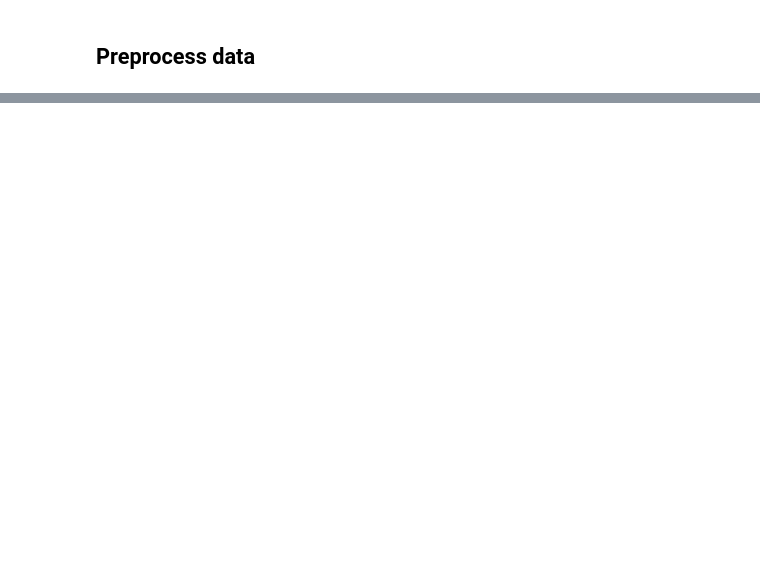
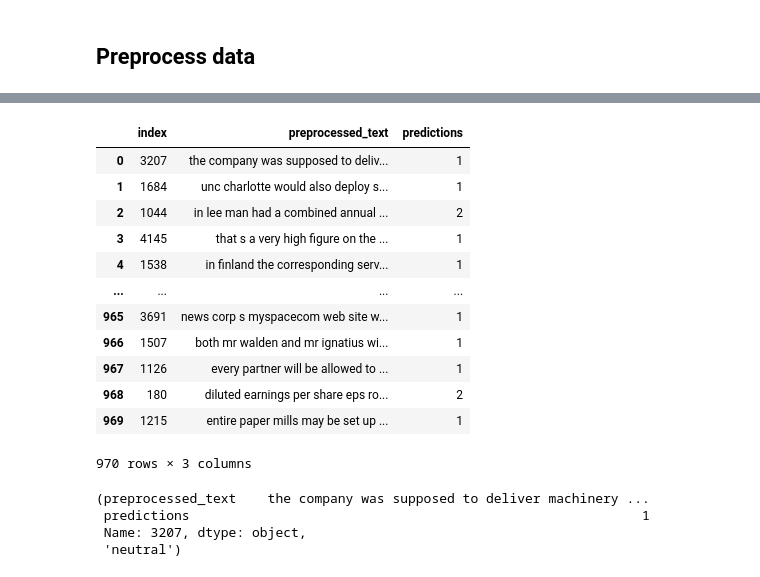
Before and after one commit to Alexa201228/playground, a Jupyter notebook: data_analysis.ipynb, the cells around one changed output, grey strips where cells are left out. Cells and saved outputs as stored; diff of their text form; code cells hidden in the pictures; blank space fills up the shorter version.

```diff
--- a/data_analysis.ipynb
+++ b/data_analysis.ipynb
@@ -55,0 +167,8 @@ data.head()
+# %%
+# Vectorize text
+from sklearn.feature_extraction.text import TfidfVectorizer
+from sklearn.model_selection import cross_val_score, StratifiedKFold
+
+text_transformer = TfidfVectorizer(stop_words="english", lowercase=True, max_features=150000, ngram_range=(1, 2))
+X_train_text = text_transformer.fit_transform(X_train["preprocessed_text"])
+x_test_text = text_transformer.transform(x_test["preprocessed_text"])
@@ -55,0 +179,4 @@ data.head()
+# %%
+from sklearn.linear_model import LogisticRegression
+
+log_reg_model = LogisticRegression(C=5e1, solver="lbfgs", multi_class="multinomial", random_state=42, n_jobs=4)
@@ -55,0 +207,2 @@ data.head()
+# %%
+log_reg_model.fit(X_train_text, y_train)
@@ -55,0 +218,3 @@ data.head()
+# %%
+preds = log_reg_model.predict(x_test_text)
+preds
@@ -55,0 +259,26 @@ data.head()
+# %%
+df_preds = pd.DataFrame(preds, columns=["sentiment"])
+df_test = x_test
+df_test["predictions"] = preds
+df_test.reset_index()
+# %% [output]
+|  | index | preprocessed_text | predictions |
+| 0 | 3207 | the company was supposed to deliv... | 1 |
+| 1 | 1684 | unc charlotte would also deploy s... | 1 |
+| 2 | 1044 | in lee man had a combined annual ... | 2 |
+| 3 | 4145 | that s a very high figure on the ... | 1 |
+| 4 | 1538 | in finland the corresponding serv... | 1 |
+| ... | ... | ... | ... |
+| 965 | 3691 | news corp s myspacecom web site w... | 1 |
+| 966 | 1507 | both mr walden and mr ignatius wi... | 1 |
+| 967 | 1126 | every partner will be allowed to ... | 1 |
+| 968 | 180 | diluted earnings per share eps ro... | 2 |
+| 969 | 1215 | entire paper mills may be set up ... | 1 |
+970 rows × 3 columns
+# %%
+df_test.iloc[0], data.iloc[3207]["original_label"]
+# %% [output]
+(preprocessed_text    the company was supposed to deliver machinery ...
+ predictions                                                          1
+ Name: 3207, dtype: object,
+ 'neutral')
```
Also changed, not shown: parts of 17 cells of this notebook.
